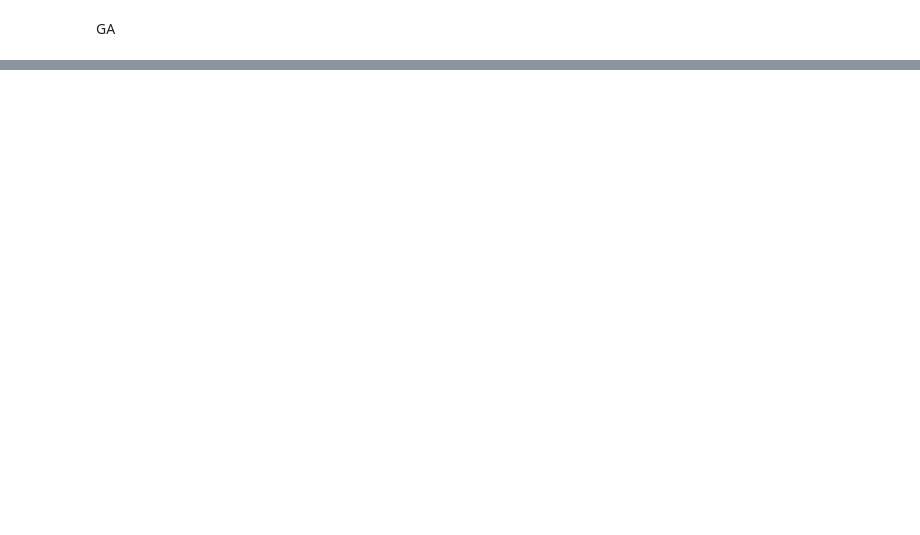
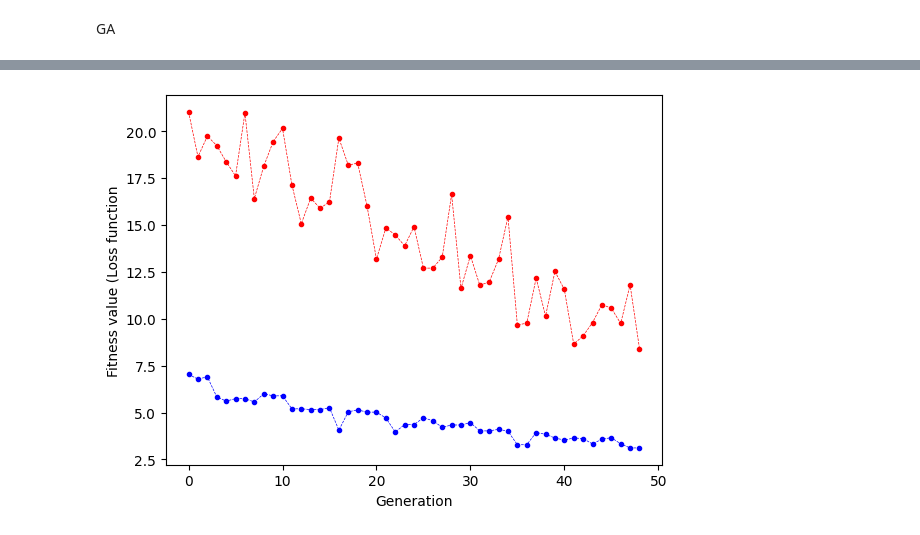
Before and after one commit to surajrl/cifar10-nn, a Jupyter notebook: src/ga.ipynb, the cells around one changed output, grey strips where cells are left out. Saved outputs shown, nothing was run; the diff lists cells and outputs as text; code cells hidden in the pictures; blank space fills up the shorter version.

```diff
--- a/src/ga.ipynb
+++ b/src/ga.ipynb
@@ -345,2 +194,12 @@ plt.show()
+# %%
+best_individual = tools.selBest(pop, 1)[0]
+
+plt.plot(np.array(best_individuals), color='b', linestyle='dashed', marker='.', linewidth=0.5, label='Worst individual')
+plt.plot(np.array(worst_individuals), color='r', linestyle='dashed', marker='.', linewidth=0.5, label='Best individual')
+plt.ylabel('Fitness value (Loss function')
+plt.xlabel('Generation')
+plt.show()
+# %% [output]
+[figure, added]
 # %%
 # put best parameters back into the neural network
```
Also changed, not shown: parts of 7 cells of this notebook, 5 other files.
